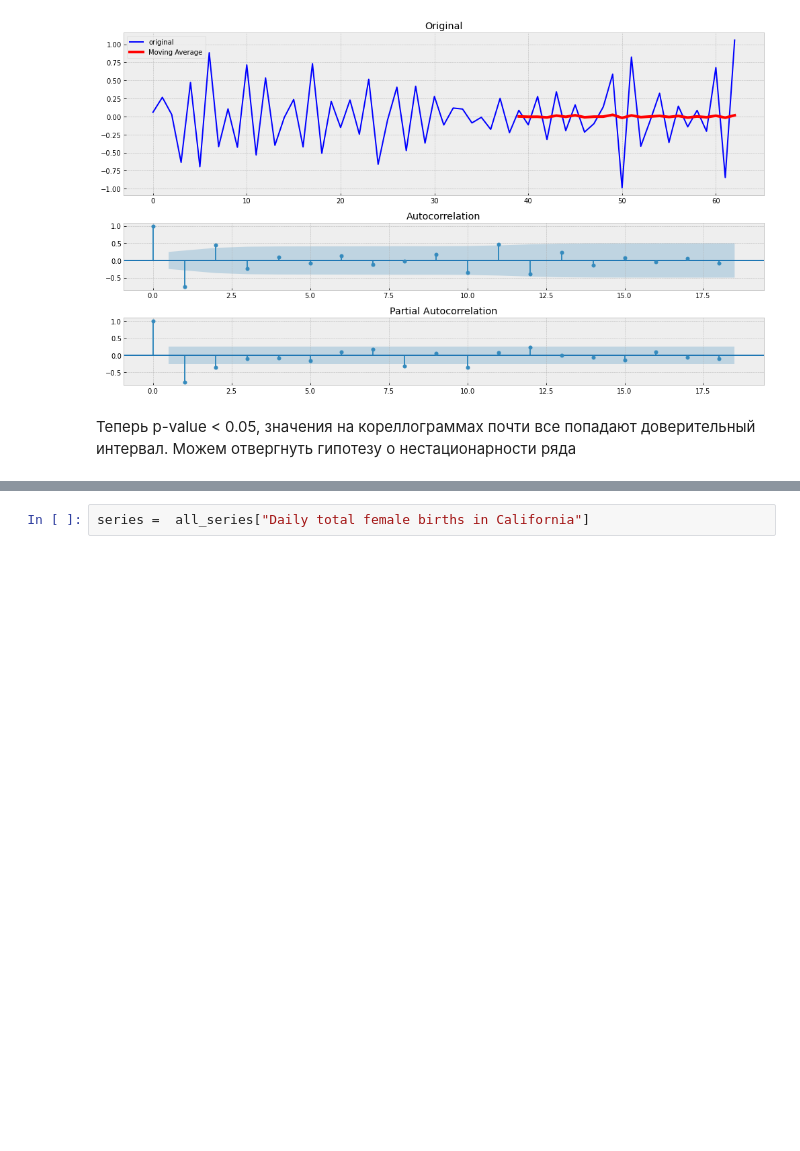
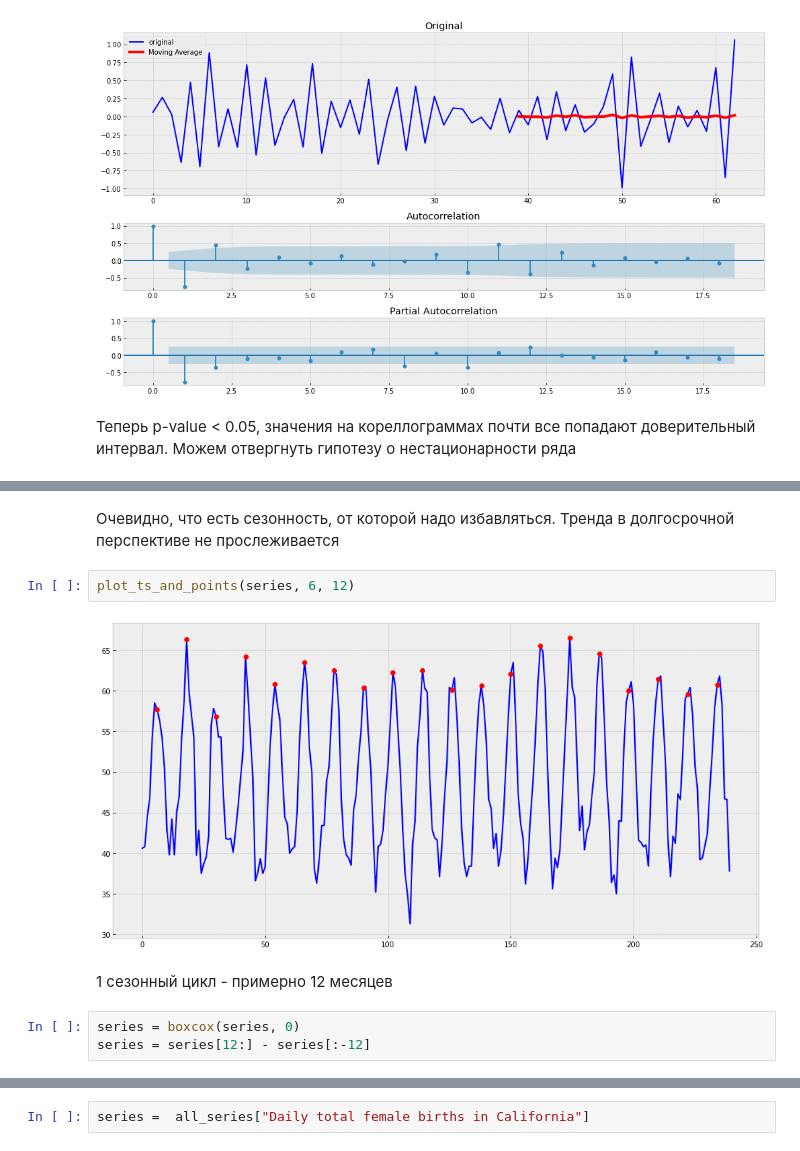
Before and after one commit to polina-prilukova/aml-15-hw, a Jupyter notebook: HW_1_TSML/HW_1.ipynb, the cells around one changed output, grey strips where cells are left out. Saved outputs shown, nothing was run; the diff lists cells and outputs as text; blank space fills up the shorter version.

```diff
--- a/HW_1_TSML/HW_1.ipynb
+++ b/HW_1_TSML/HW_1.ipynb
@@ -169,0 +189,11 @@ dtype: float64
+# %% [markdown]
+Очевидно, что есть сезонность, от которой надо избавляться. Тренда в долгосрочной перспективе не прослеживается
+# %%
+plot_ts_and_points(series, 6, 12)
+# %% [output]
+[figure, added]
+# %% [markdown]
+1 сезонный цикл - примерно 12 месяцев
+# %%
+series = boxcox(series, 0)
+series = series[12:] - series[:-12]
```
Also changed, not shown: parts of 8 cells of this notebook.
